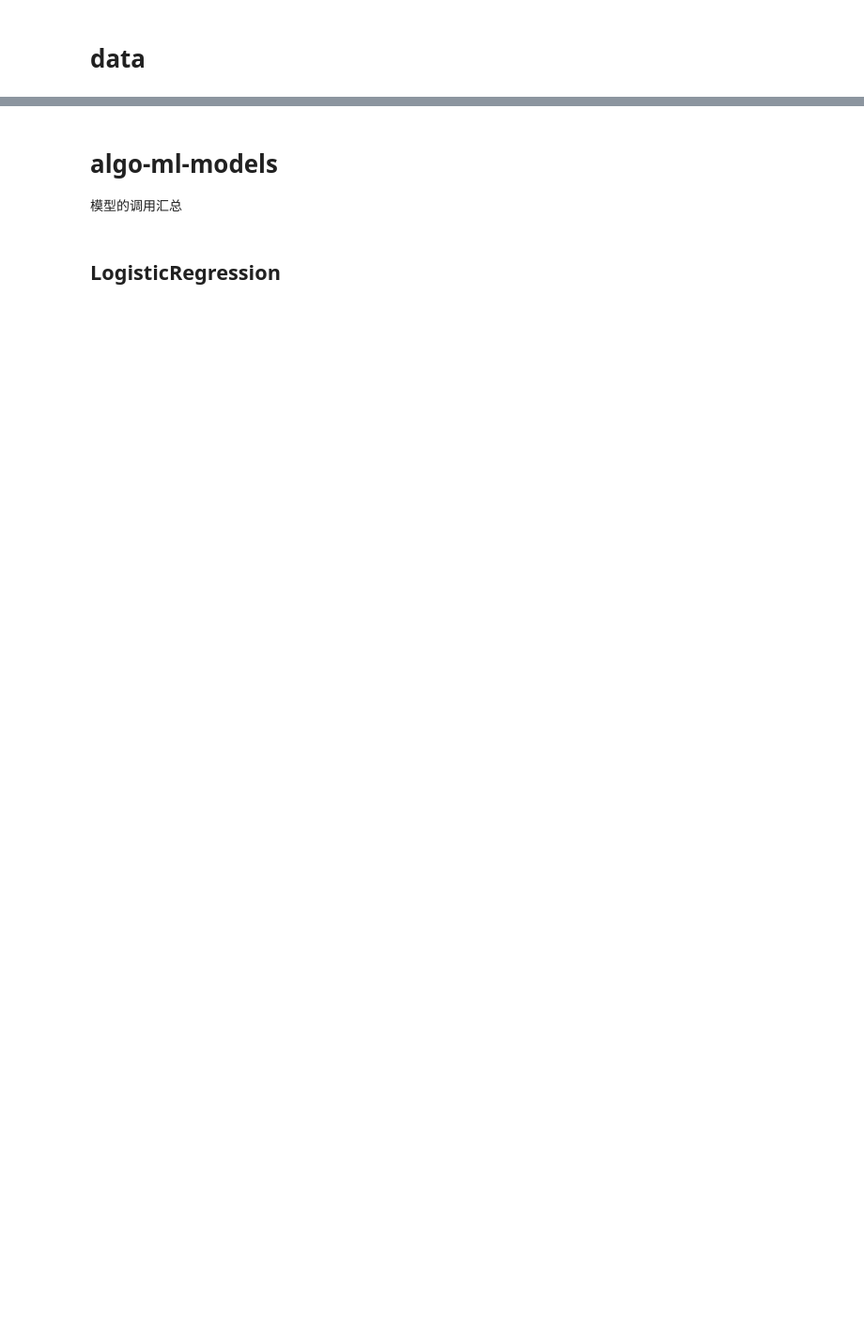
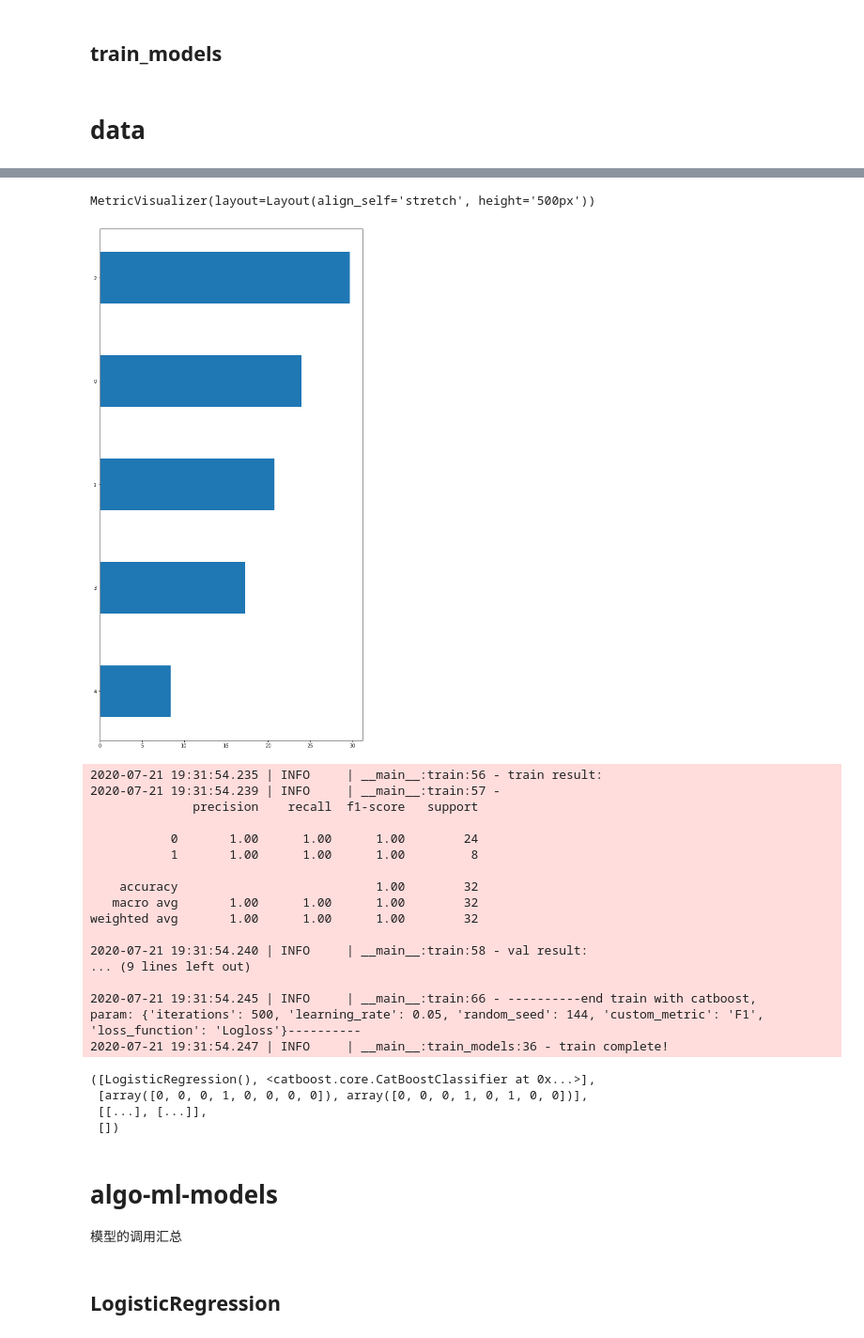
Before and after one commit to mayi140611/myappsexlib, a Jupyter notebook: algo-ml-models.ipynb, the cells around one changed output, grey strips where cells are left out. Shown at 94% size. Saved outputs shown, nothing was run; the diff lists cells and outputs as text; code cells hidden in the pictures; blank space fills up the shorter version.

```diff
--- a/algo-ml-models.ipynb
+++ b/algo-ml-models.ipynb
@@ -5,0 +37,2 @@
+# %%
+model = CatBoostClassifier()
@@ -6,3 +139,46 @@
+# %%
+def predict(model, testset):
+    return dfp
+# %% [markdown]
+## train_models
+# %%
+def train_models(model_names: list,
+          X, y, valset=None, testset=None,
+          model_params=None,
+          cat_cals=[], n_folds=(5, 1), shuffle=True, seed=14,
+         fuse=None):
+    """
+    :n_folds: (n_splits, 实际做几折)
+    :fuse: 模型融合方法.
+        None, stacking, vote, blending
+    """
+    from sklearn.model_selection import StratifiedKFold
+    folds = StratifiedKFold(n_splits=n_folds[0], shuffle=shuffle, random_state=seed)
+    models, dfr_vals, others, dfps = [], [], [], []
+    for fold_, (trn_idx, val_idx) in enumerate(folds.split(X, y)):
+        if valset:
+            logger.info('使用传入的数据集, 未使用k折')
+            X_train, y_train = X, y
+            X_val, y_val = valset
+        else:
+            X_train, y_train = X.iloc[trn_idx], y.iloc[trn_idx]
+            X_val, y_val = X.iloc[val_idx], y.iloc[val_idx]
+            if fold_ == n_folds[1]: break
+            logger.info("fold n°{}/{}".format(fold_, n_folds[0]))
+        if model_params is None: model_params = [None]*len(model_names)
+        for i in range(len(model_names)):
+            model, dfr_val, other = train(model_names[i], X_train.copy(), y_train.copy(), X_val.copy(), y_val.copy(), model_params[i])
+            models.append(model)
+            dfr_vals.append(dfr_val)
+            others.append(others)
+            if testset:
+                dfp = predict(model, testset)
+                dfps.append(dfp)
+
+        if valset:
+            break
+    logger.info('train complete!')
+    return models, dfr_vals, others, dfps
 # %%
 import numpy as np
 
@@ -10,3 +186,6 @@ import pandas as pd
 from sklearn.model_selection import KFold
 # %% [markdown]
 # data
+# %%
+train_models(['lr', 'catboost'], pd.DataFrame(x), pd.Series(y), n_folds=(5, 1))
+# %% [output]
@@ -13,3 +210,26 @@ from sklearn.model_selection import KFold
+MetricVisualizer(layout=Layout(align_self='stretch', height='500px'))
+[figure, added]
+2020-07-21 19:31:54.235 | INFO     | __main__:train:56 - train result:
+2020-07-21 19:31:54.239 | INFO     | __main__:train:57 -
+              precision    recall  f1-score   support
+
+           0       1.00      1.00      1.00        24
+           1       1.00      1.00      1.00         8
+
+    accuracy                           1.00        32
+   macro avg       1.00      1.00      1.00        32
+weighted avg       1.00      1.00      1.00        32
+
+2020-07-21 19:31:54.240 | INFO     | __main__:train:58 - val result:
+... (9 lines left out)
+
+2020-07-21 19:31:54.245 | INFO     | __main__:train:66 - ----------end train with catboost,
+param: {'iterations': 500, 'learning_rate': 0.05, 'random_seed': 144, 'custom_metric': 'F1', 'loss_function': 'Logloss'}----------
+2020-07-21 19:31:54.247 | INFO     | __main__:train_models:36 - train complete!
+([LogisticRegression(), <catboost.core.CatBoostClassifier at 0x...>],
+ [array([0, 0, 0, 1, 0, 0, 0, 0]), array([0, 0, 0, 1, 0, 1, 0, 0])],
+ [[...], [...]],
+ [])
 # %%
 x, y = (np.array([[70, 64,  5,  1,  1],
         [60, 63,  9,  1,  1],
```
Also changed, not shown: parts of 19 cells of this notebook, 4 other files.
